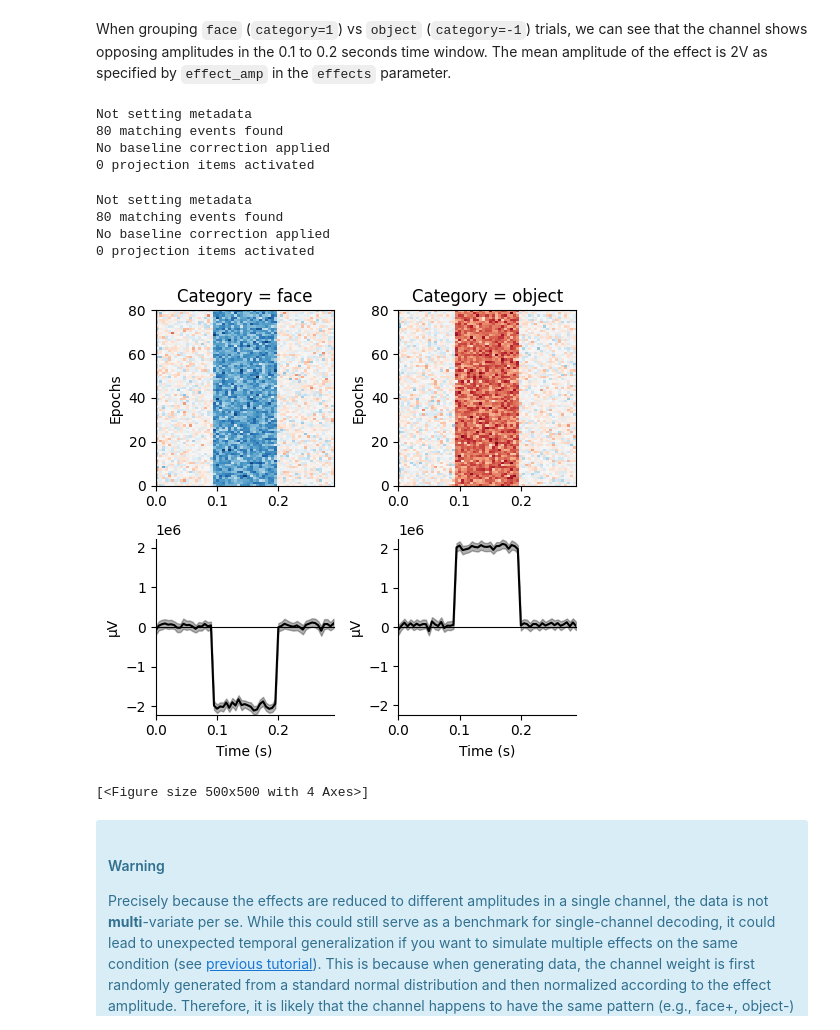
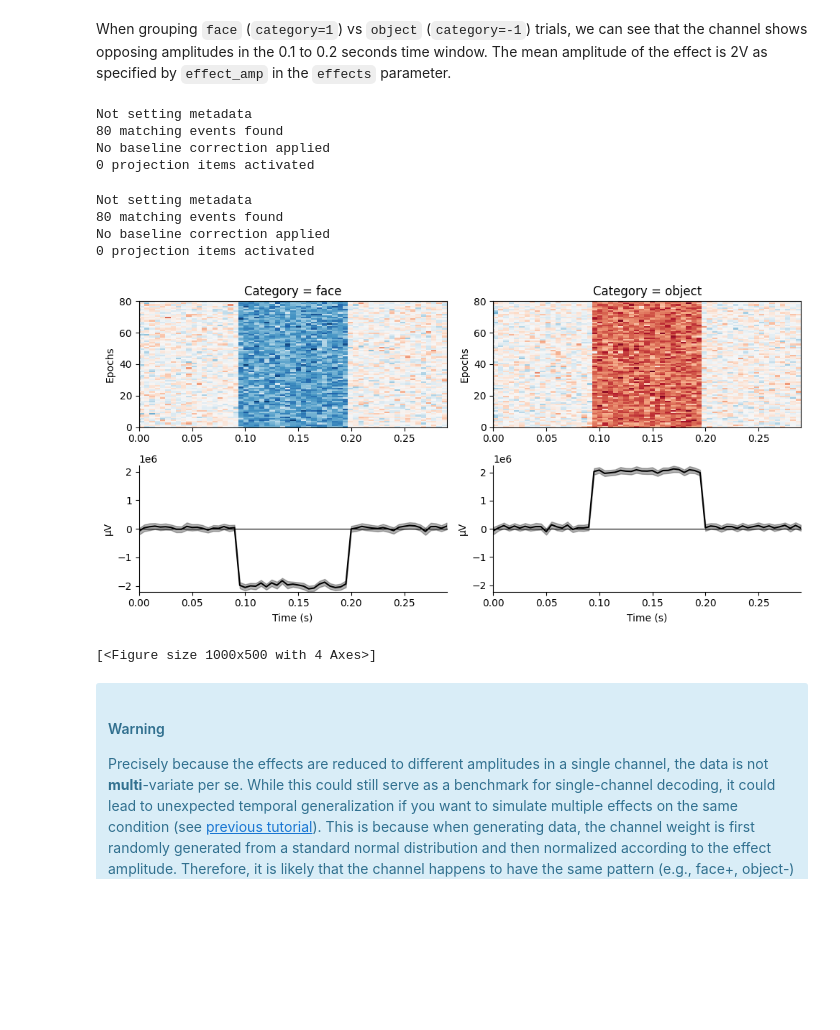
Before and after one commit to qian-chu/multisim-neuro, a Jupyter notebook: docs/source/tutorial/07_under_the_hood.ipynb, the cells around one changed output. Drawn from its saved outputs; the diff is of its cells as text; code cells hidden in the pictures; blank space fills up the shorter version.

```diff
--- a/docs/source/tutorial/07_under_the_hood.ipynb
+++ b/docs/source/tutorial/07_under_the_hood.ipynb
@@ -55,29 +55,29 @@ When grouping `face` (`category=1`) vs `object` (`category=-1`) trials, we can s
 # %%
 # Plot the category = 1 and category = -1 effects:
 X_category = X.groupby("category")
 
-fig, axes = plt.subplots(2, 2, figsize=(5, 5), tight_layout=True)
+fig, axes = plt.subplots(2, 2, figsize=(10, 5), tight_layout=True)
 epochs[X_category.groups[1]].plot_image(
     picks=[0],
     colorbar=False,
     title="Category = face",
     axes=axes[:, 0],
     show=False,
 )
 epochs[X_category.groups[-1]].plot_image(
     picks=[0], colorbar=False, title="Category = object", axes=axes[:, 1]
 )
 # %% [output]
 Not setting metadata
 80 matching events found
 No baseline correction applied
 0 projection items activated
 Not setting metadata
 80 matching events found
 No baseline correction applied
 0 projection items activated
-[figure, old version]
+[figure, new version]
-[<Figure size 500x500 with 4 Axes>]
+[<Figure size 1000x500 with 4 Axes>]
 # %% [markdown]
 <div class="alert alert-info"><h4>Warning</h4><p>
 Precisely because the effects are reduced to different amplitudes in a single channel, the data is not <b>multi</b>-variate per se. While this could still serve as a benchmark for single-channel decoding, it could lead to unexpected temporal generalization if you want to simulate multiple effects on the same condition (see <a href="05_temporal_generalization.ipynb">previous tutorial</a>). This is because when generating data, the channel weight is first randomly generated from a standard normal distribution and then normalized according to the effect amplitude. Therefore, it is likely that the channel happens to have the same pattern (e.g., face+, object-) for multiple effects, which would lead to a temporal generalization pattern.
```
Also changed, not shown: parts of 1 cell of this notebook.
